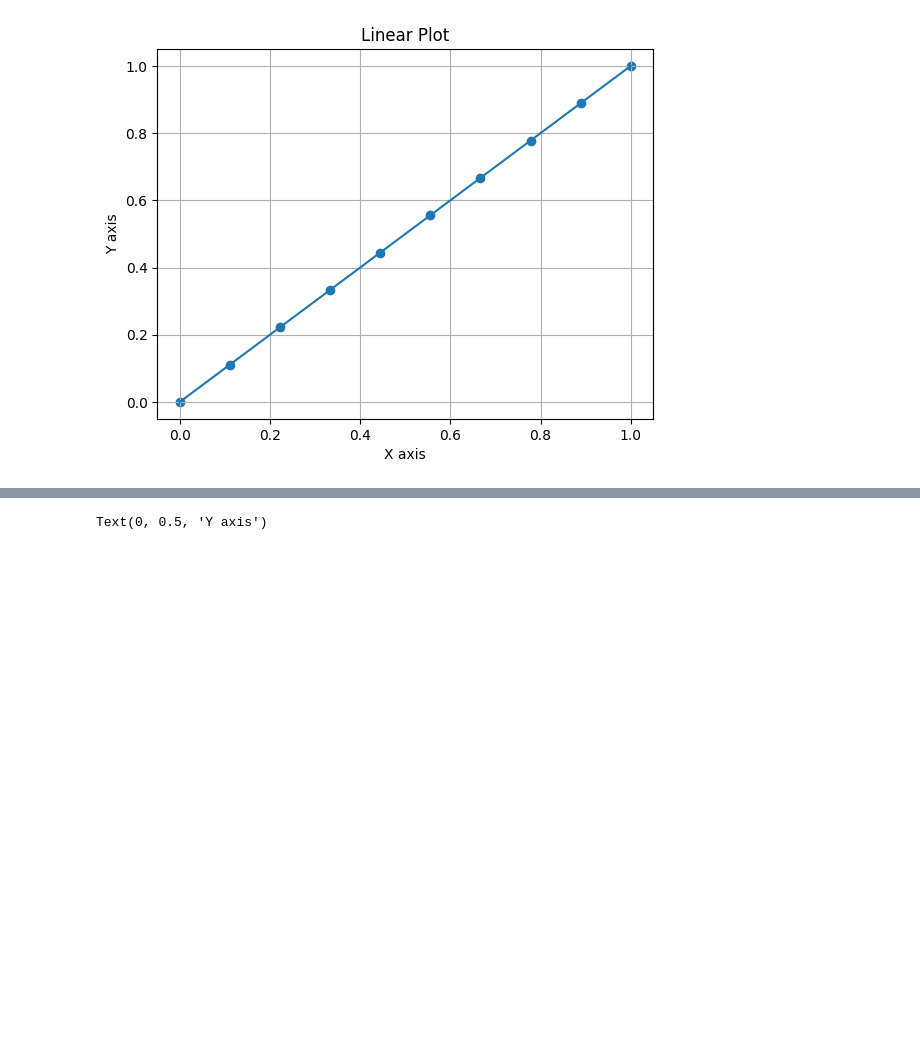
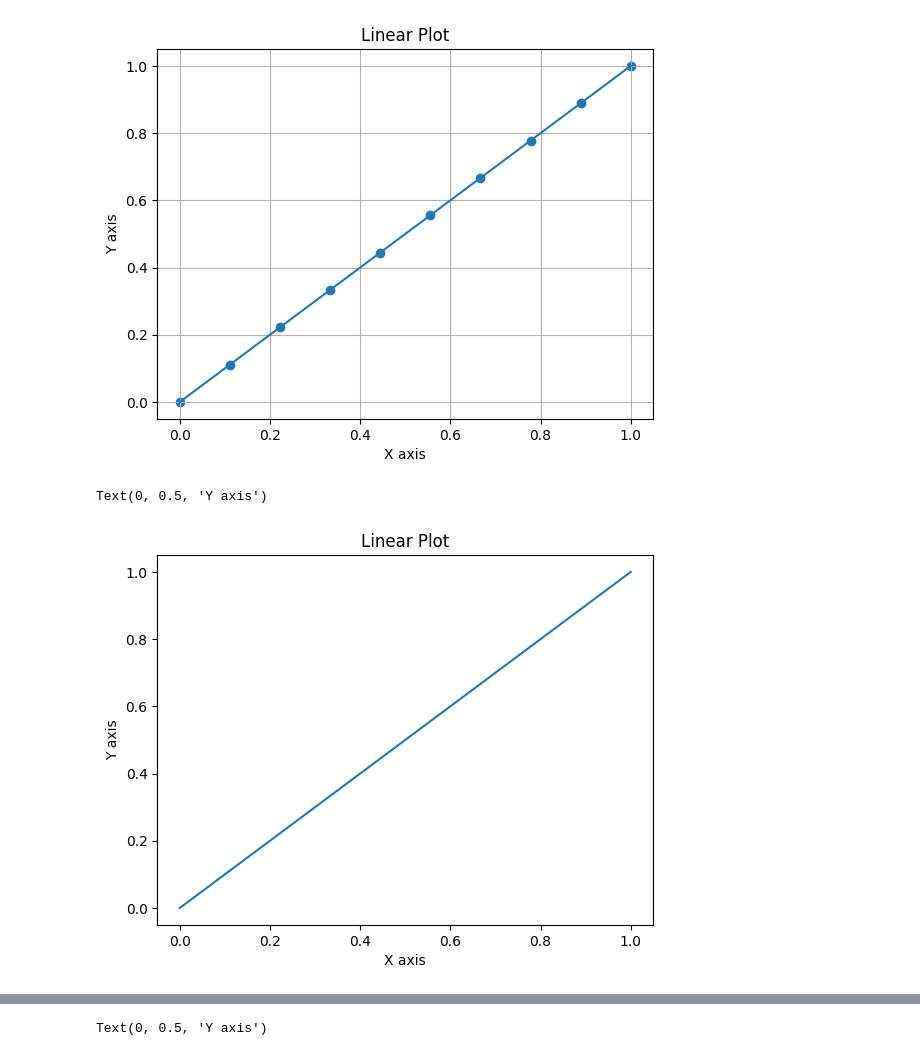
Before and after one commit to bhushan-ssh/colabs, a Jupyter notebook: numpy&plt.ipynb, the cells around one changed output, grey strips where cells are left out. Saved outputs shown, nothing was run; the diff lists cells and outputs as text; code cells hidden in the pictures; blank space fills up the shorter version.

```diff
--- a/numpy&plt.ipynb
+++ b/numpy&plt.ipynb
@@ -14,6 +14,14 @@ plt.ylabel("Y axis")
 plt.grid()
 # %% [output]
 [figure]
+# %%
+plt.plot(x,y);
+plt.title("Linear Plot")
+plt.xlabel("X axis")
+plt.ylabel("Y axis")
+# %% [output]
+Text(0, 0.5, 'Y axis')
+[figure, added]
 # %%
 plt.plot(x,y);
 plt.title("Linear Plot")
```
Also changed, not shown: parts of 1 cell of this notebook.
